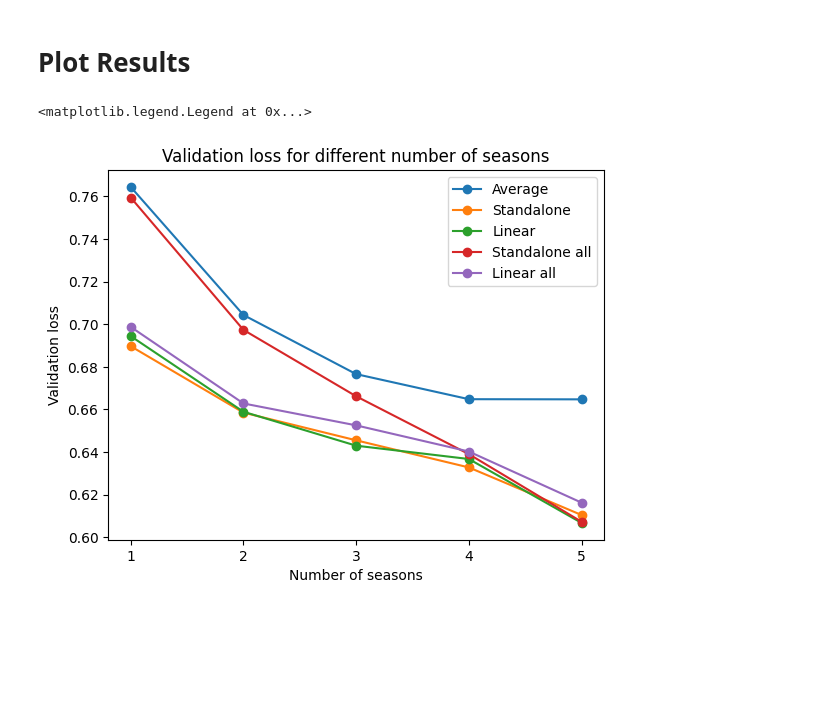
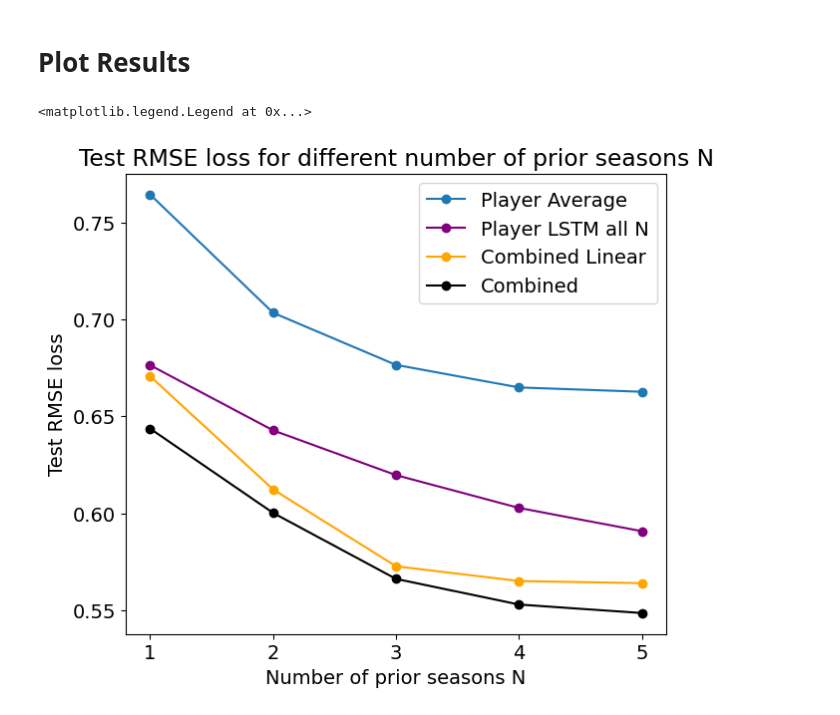
Before and after one commit to RandumbRobot/hockey-player-stats-predictor, a Jupyter notebook: player_standalone_eval.ipynb, the cells around one changed output. Cells and saved outputs as stored; diff of their text form; code cells hidden in the pictures; blank space fills up the shorter version.

Commit message:
Combined model working

```diff
--- a/player_standalone_eval.ipynb
+++ b/player_standalone_eval.ipynb
@@ -224,15 +227,7 @@ for i in range(5):
     avg_pred = []
     avg_target = []
     for (x, y) in N_datasets_train[i]:
-        #pad
-        pads = [torch.zeros_like(x[0]) for _ in range(4-i)]
-        #use pre-padding
-        if i != 4:
-            padded_x = torch.cat((torch.stack(pads), x), dim=0)
-        else:
-            padded_x = x
-
-        pred = model_linear_all(padded_x.unsqueeze(0).to(device))[0]
+        pred = model_linear_all(x.unsqueeze(0).to(device))[0]
         avg_pred.append(pred.cpu().detach())
         avg_target.append(y)
     avg_pred = torch.stack(avg_pred)
@@ -242,14 +237,7 @@ for i in range(5):
     avg_pred = []
     avg_target = []
     for (x, y) in N_datasets_test[i]:
-        #pad
-        pads = [torch.zeros_like(x[0]) for _ in range(4-i)]
-        #use pre-padding
-        if i != 4:
-            padded_x = torch.cat((torch.stack(pads), x), dim=0)
-        else:
-            padded_x = x
-        pred = model_linear_all(padded_x.unsqueeze(0).to(device))[0]
+        pred = model_linear_all(x.unsqueeze(0).to(device))[0]
         avg_pred.append(pred.cpu().detach())
         avg_target.append(y)
     avg_pred = torch.stack(avg_pred)
@@ -259,17 +247,26 @@ for i in range(5):
 # %% [markdown]
 # Plot Results
 # %%
+combined_model_test_lossses = [0.6437,0.6003,0.5663,0.5531,0.5487]
+combined_linear_model_test_lossses = [0.6707,0.6124,0.5728,0.5652,0.5641]
+
+plt.figure(figsize=(7,6))
 #plot seaons on x-axis and final validation loss on y-axis
-plt.title('Validation loss for different number of seasons')
-plt.plot(range(1,6), avg_loss_N, label='Average',marker='o')
-plt.plot(range(1,6), [model_N_losses[i][1][-1] for i in range(5)], label='Standalone',marker='o')
-plt.plot(range(1,6), [model_linear_N_losses[i][1][-1] for i in range(5)], label='Linear',marker='o')
-plt.plot(range(1,6), [model_all_losses_N[i][1] for i in range(5)], label='Standalone all',marker='o')
-plt.plot(range(1,6), [model_linear_all_losses_N[i][1] for i in range(5)], label='Linear all',marker='o')
-plt.xlabel('Number of seasons')
-plt.ylabel('Validation loss')
+plt.title('Test RMSE loss for different number of prior seasons N')
+plt.plot(range(1,6), avg_loss_N, label='Player Average',marker='o')
+
+# plt.plot(range(1,6), [model_linear_N_losses[i][1][-1] for i in range(5)], label='Linear fixed N',marker='o')
+# plt.plot(range(1,6), [model_linear_all_losses_N[i][1] for i in range(5)], label='Linear all N',marker='o')
+# plt.plot(range(1,6), [model_N_losses[i][1][-1] for i in range(5)], label='LSTM fixed N',marker='o')
+plt.plot(range(1,6), [model_all_losses_N[i][1] for i in range(5)], label='Player LSTM all N',marker='o',color='purple')
+plt.plot(range(1,6), combined_linear_model_test_lossses, label='Combined Linear',marker='o',color='orange')
+plt.plot(range(1,6), combined_model_test_lossses, label='Combined',marker='o',color='black')
+
+
+plt.xlabel('Number of prior seasons N')
+plt.ylabel('Test RMSE loss')
 plt.xticks(range(1,6))
-plt.legend()
+plt.legend(loc='upper right')
 # %% [output]
 <matplotlib.legend.Legend at 0x...>
-[figure, old version]
+[figure, new version]
```
Also changed, not shown: parts of 19 cells of this notebook, 10 other files.
